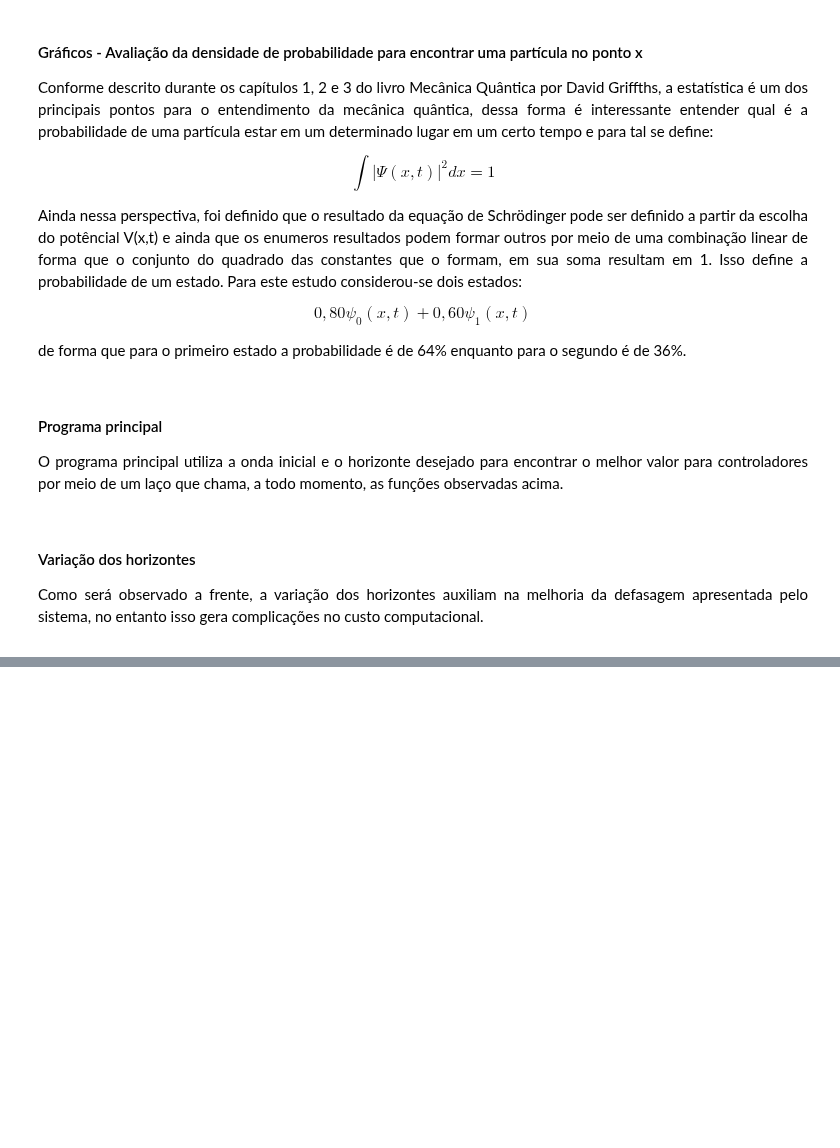
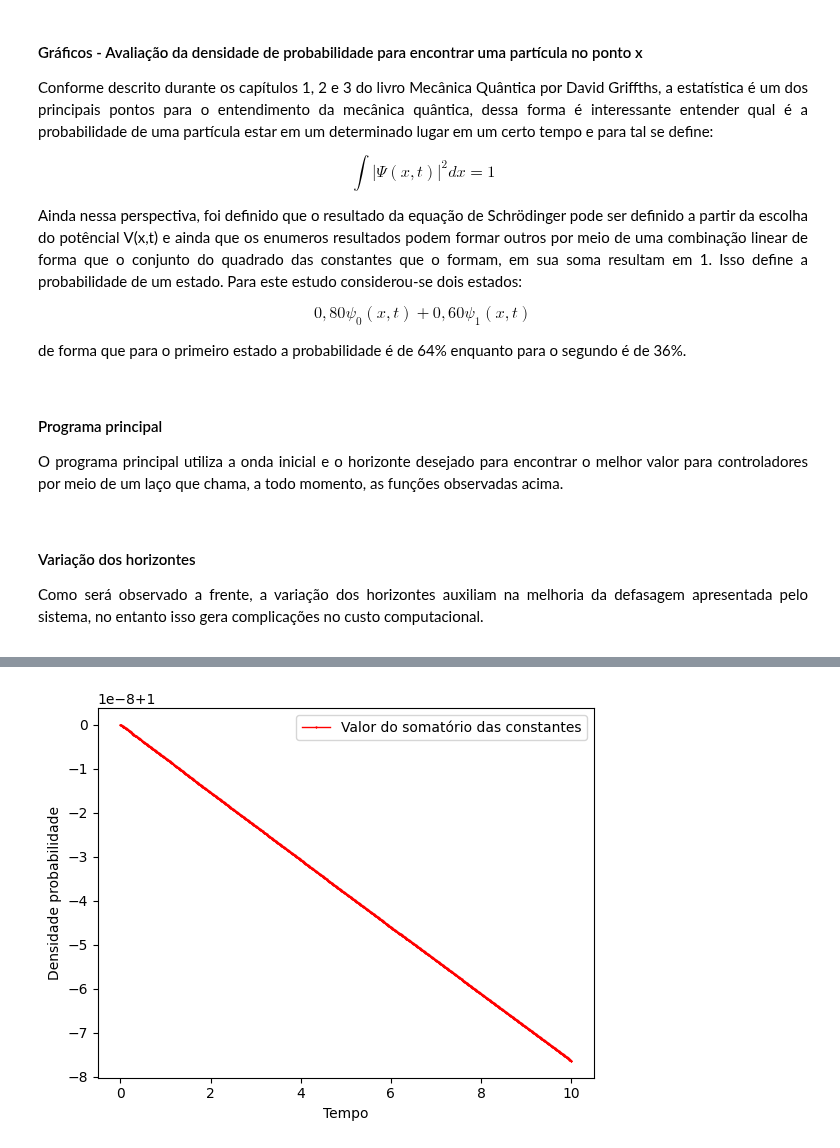
Before and after one commit to GabrielSiqueira1/MPC-Controle-Quantico, a Jupyter notebook: GeneticAlgorithm-MPC.ipynb, the cells around one changed output, grey strips where cells are left out. Drawn from its saved outputs; the diff is of its cells as text; code cells hidden in the pictures; blank space fills up the shorter version.

Commit message:
Finalizações

```diff
--- a/GeneticAlgorithm-MPC.ipynb
+++ b/GeneticAlgorithm-MPC.ipynb
@@ -42,7 +42,7 @@ from random import randint, uniform, random
 # Considerações: constante de Planck verdadeira: 1, massa: 1
 
 TEMPO_ANALISE = 10
-QUANTIDADE_PONTOS_AMOSTRAGEM = 100
+QUANTIDADE_PONTOS_AMOSTRAGEM = 1000
 PASSO = TEMPO_ANALISE/QUANTIDADE_PONTOS_AMOSTRAGEM
 
 MIN_HORIZONTE = 3 # Horizonte mínimo da análise
@@ -57,8 +57,9 @@ while num < 1:
     num *= 10
     contador += 1
 
-INICIO_ANALISE = 0*10**(-contador) # Tempo inicial da analise em um horizonte
-FINAL_ANALISE = (1*10**(-contador))+PASSO # Tempo final da analise em um horizonte
+EXPOENTE = contador
+INICIO_ANALISE = 0*10**(-EXPOENTE) # Tempo inicial da analise em um horizonte
+FINAL_ANALISE = (1*10**(-EXPOENTE))+PASSO # Tempo final da analise em um horizonte
 # %%
 ## CONSTANTES PARA O ALGORITMO GENÉTICO
 
@@ -180,9 +181,9 @@ def func_objetivo(x, it, onda_desejada, hamiltoniano,
 
     matriz_inicial = runge
 
-    tempo_inicial += PASSO
-    tempo_final += PASSO
-    tempo += PASSO
+    tempo_inicial = round(tempo_inicial+PASSO, EXPOENTE)
+    tempo_final = round(tempo_final+PASSO, EXPOENTE)
+    tempo = round(tempo+PASSO, EXPOENTE)
 
     while horizonte > 1:
 
@@ -204,9 +205,9 @@ def func_objetivo(x, it, onda_desejada, hamiltoniano,
 
         matriz_inicial = runge
 
-        tempo_inicial += PASSO
-        tempo_final += PASSO
-        tempo += PASSO
+        tempo_inicial = round(tempo_inicial+PASSO, EXPOENTE)
+        tempo_final = round(tempo_final+PASSO, EXPOENTE)
+        tempo = round(tempo+PASSO, EXPOENTE)
         horizonte -= 1
 
     return fo
@@ -438,8 +439,6 @@ def probabilidade(constantes):
 </div>
 # %%
 def main(horizonte, onda_inicial):
-
-    it = 0
 
     u = [] # Controladores iniciais
     u.append(uniform(-1,1))
@@ -458,7 +457,10 @@ def main(horizonte, onda_inicial):
 
     tempo = 0
     pos = 0
-    while tempo < (TEMPO_ANALISE-PASSO):
+    while tempo < TEMPO_ANALISE:
+
+        if (pos%10 == 0):
+            print(f"Iteração: {pos+1}")
 
         # Variação do Psi
         valores_onda[0][pos] = onda_inicial[0][0]
@@ -471,13 +473,13 @@ def main(horizonte, onda_inicial):
 
         ## Minimização
 
-        resultado = genetico(horizonte, onda_inicial, it, ONDA_DESEJADA, hamiltoniano, PASSO, TAMANHO_POP)
+        resultado = genetico(horizonte, onda_inicial, tempo, ONDA_DESEJADA, hamiltoniano, PASSO, TAMANHO_POP)
 
         # Função objetivo
 
         vetor_controles[0][pos] = resultado[0]
 
-        valores_funcao_objetivo[0][pos] = func_objetivo(resultado, it, ONDA_DESEJADA, hamiltoniano, onda_inicial, horizonte, PASSO)
+        valores_funcao_objetivo[0][pos] = func_objetivo(resultado, tempo, ONDA_DESEJADA, hamiltoniano, onda_inicial, horizonte, PASSO)
 
         controle = np.zeros((2,1), dtype=np.complex_)
         controle = [[0, resultado[0]],[resultado[0], 0]]
@@ -500,7 +502,7 @@ def main(horizonte, onda_inicial):
             u.append(u[0])
 
         pos += 1
-        tempo += PASSO
+        tempo = round(tempo+PASSO, EXPOENTE)
 
     return vetor_controles, valores_funcao_objetivo, constantes, valores_onda
 # %% [markdown]
@@ -511,6 +513,6 @@ def main(horizonte, onda_inicial):
 # %%
 desejo = evolucao_desejada()
 
-ondaInicial = [[complex(1.0,0.0)],[complex(0.0,0.0)]]
+ondaInicial = [[complex(0.8,0.0)],[complex(0.6,0.0)]]
 
-vetor_controles, valores_funcao_objetivo, constantes, valores_onda = main(3, ondaInicial)
+vetor_controles, valores_funcao_objetivo, constantes, valores_onda = main(10, ondaInicial)
@@ -520,0 +545,4 @@ plot_componentes(valores_onda, desejo, 2)
+# %%
+probabilidade(constantes)
+# %% [output]
+[figure, added]
```
Also changed, not shown: parts of 5 cells of this notebook, 1 other file.
